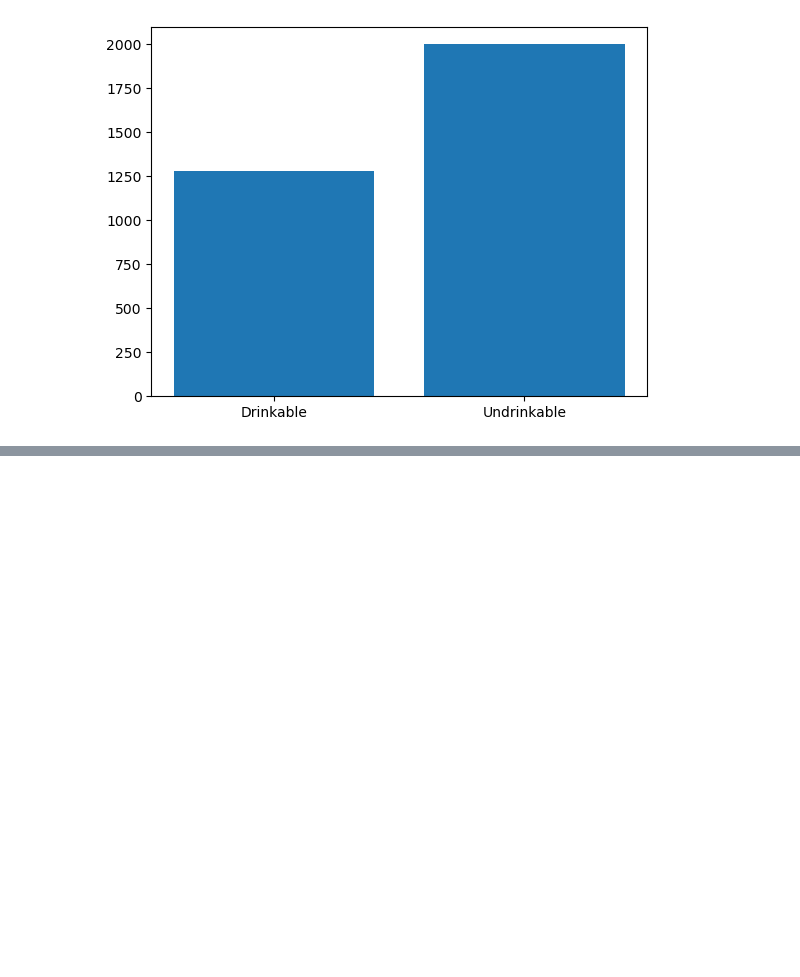
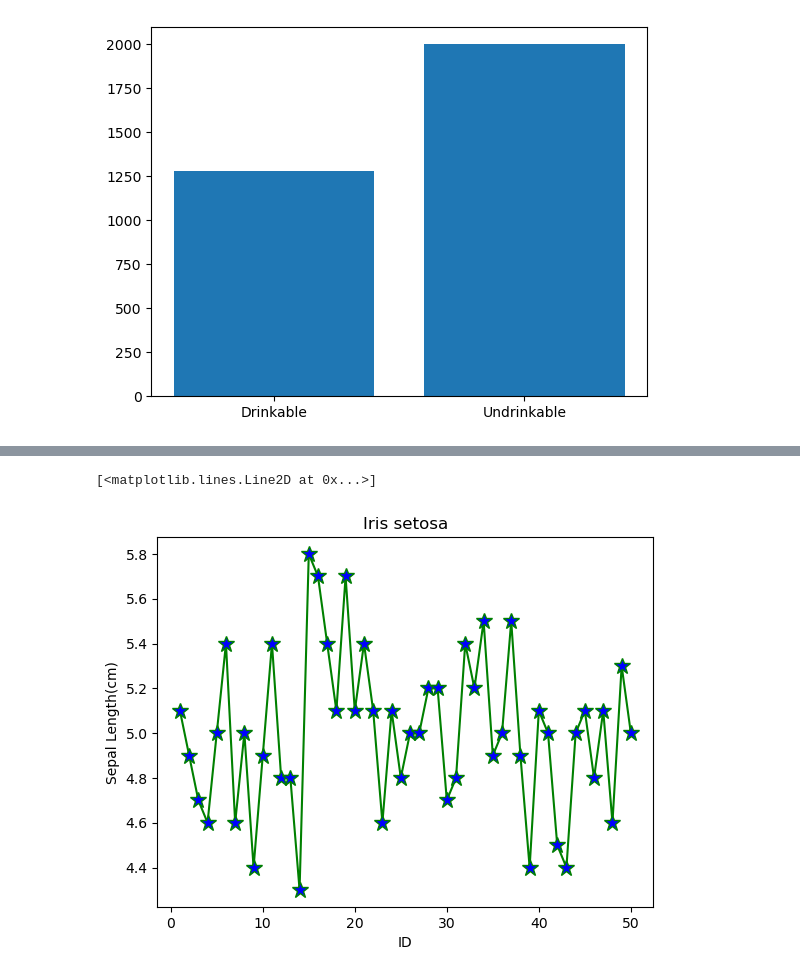
Before and after one commit to Mahaprasad003/Code-stuff, a Jupyter notebook: DA Lab/Data viz/dataviz.ipynb, the cells around one changed output, grey strips where cells are left out. Cells and saved outputs as stored; diff of their text form; code cells hidden in the pictures; blank space fills up the shorter version.

```diff
--- a/DA Lab/Data viz/dataviz.ipynb
+++ b/DA Lab/Data viz/dataviz.ipynb
@@ -77,0 +77,2 @@ plt.bar(x, y)
+# %%
+df = pd.read_csv("Iris.csv")
@@ -77,0 +88,16 @@ plt.bar(x, y)
+# %%
+iris_setosa_df = df.iloc[:50]
+# %%
+idOfFlower = iris_setosa_df['Id']
+SepalLengthList = iris_setosa_df['SepalLengthCm']
+# %%
+plt.xlabel("ID")
+plt.ylabel("Sepal Length(cm)")
+plt.title("Iris setosa")
+
+plt.plot(idOfFlower, SepalLengthList, color = 'green',
+        linestyle = 'solid', marker = '*',
+        markerfacecolor = 'blue', markersize = 12)
+# %% [output]
+[<matplotlib.lines.Line2D at 0x...>]
+[figure, added]
```
Also changed, not shown: parts of 3 cells of this notebook, 3 other files.
